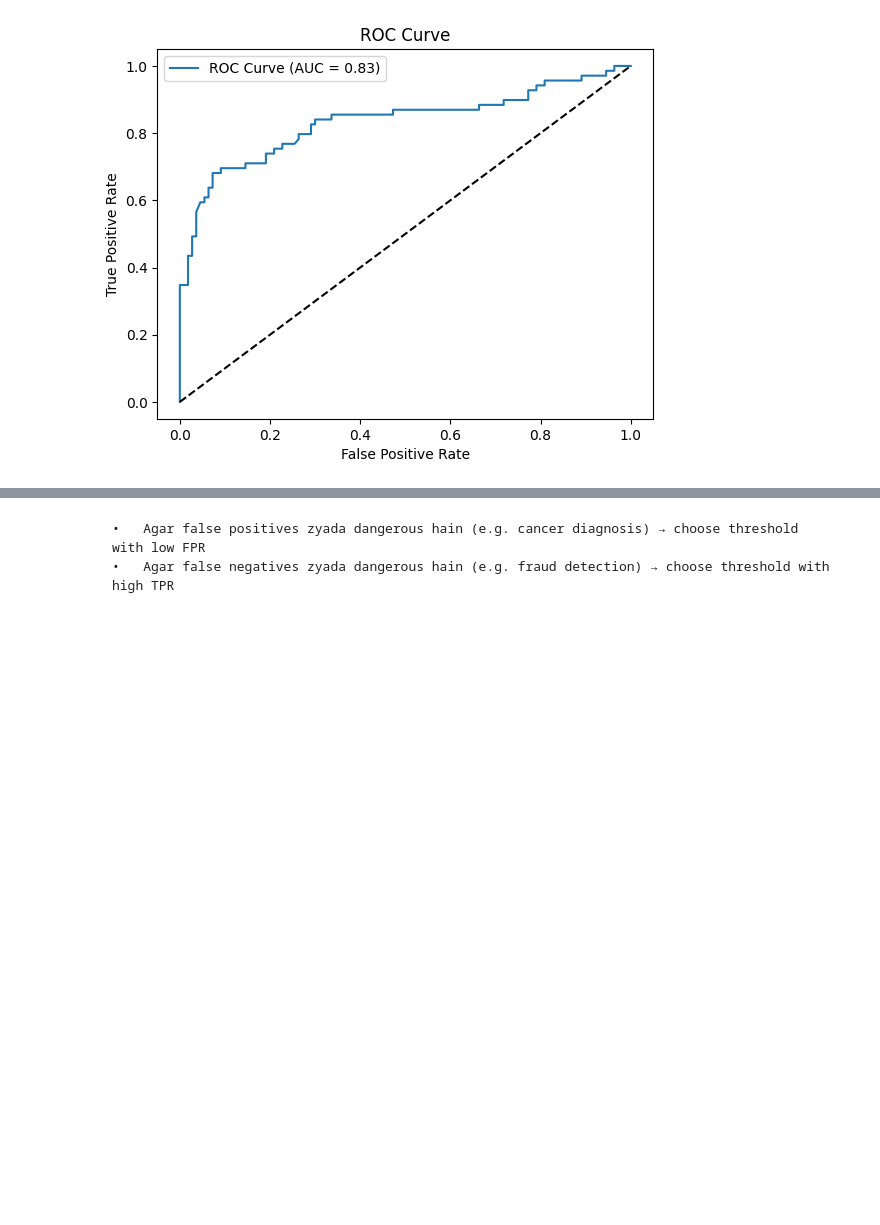
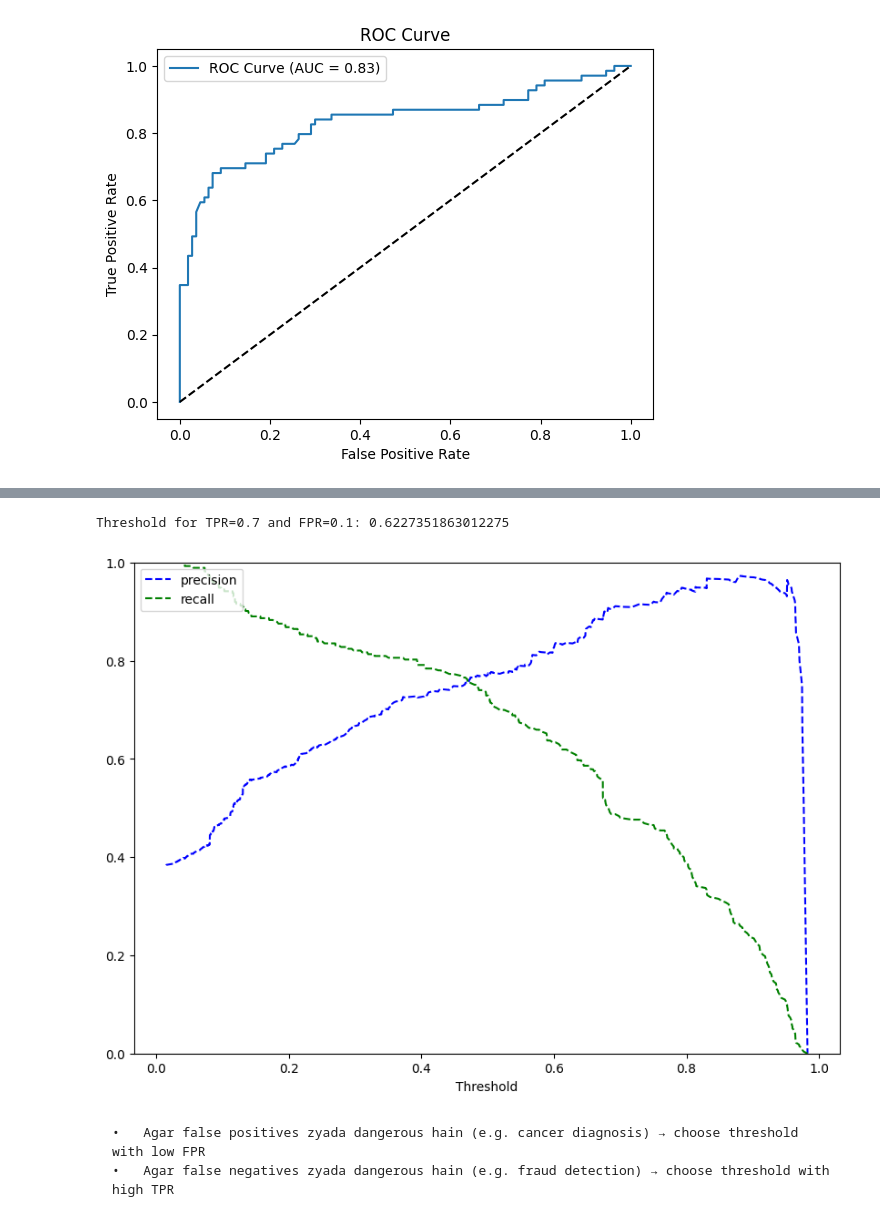
Before and after one commit to gurudattamanpreet/Practice, a Jupyter notebook: Titanic3.ipynb, the cells around one changed output, grey strips where cells are left out. Cells and saved outputs as stored; diff of their text form; code cells hidden in the pictures; blank space fills up the shorter version.

```diff
--- a/Titanic3.ipynb
+++ b/Titanic3.ipynb
@@ -407,3 +408,42 @@ Best Threshold (by Youden's J): 0.581599720146631
+# %%
+# Step 1: Get the arrays
+fpr, tpr, thresholds = roc_curve(y_test, y_probs)
+
+# Step 2: Find index where TPR and FPR are closest to desired values
+target_tpr = 0.65
+target_fpr = 0.1
+
+# Find index with minimum distance from desired (TPR, FPR)
+idx = np.argmin((tpr - target_tpr)**2 + (fpr - target_fpr)**2)
+
+# Step 3: Get the corresponding threshold
+optimal_threshold = thresholds[idx]
+
+print("Threshold for TPR=0.7 and FPR=0.1:", optimal_threshold)
+# %% [output]
+Threshold for TPR=0.7 and FPR=0.1: 0.6227351863012275
+# %%
+y_scores_lg = lg.predict_proba(X_train) # predict_proba gives the probability of each observation belonging to each class
+
+
+precisions_lg, recalls_lg, thresholds_lg = precision_recall_curve(y_train, y_scores_lg[:, 1])
+
+# Plot values of precisions, recalls, and thresholds
+plt.figure(figsize = (10, 7))
+
+plt.plot(thresholds_lg, precisions_lg[:-1], 'b--', label = 'precision')
+
+plt.plot(thresholds_lg, recalls_lg[:-1], 'g--', label = 'recall')
+
+plt.xlabel('Threshold')
+
+plt.legend(loc = 'upper left')
+
+plt.ylim([0, 1])
+
+plt.show()
+# %% [output]
+[figure, added]
 # %% [markdown]
 	•	Agar false positives zyada dangerous hain (e.g. cancer diagnosis) → choose threshold with low FPR
 	•	Agar false negatives zyada dangerous hain (e.g. fraud detection) → choose threshold with high TPR
```
Also changed, not shown: parts of 5 cells of this notebook.
